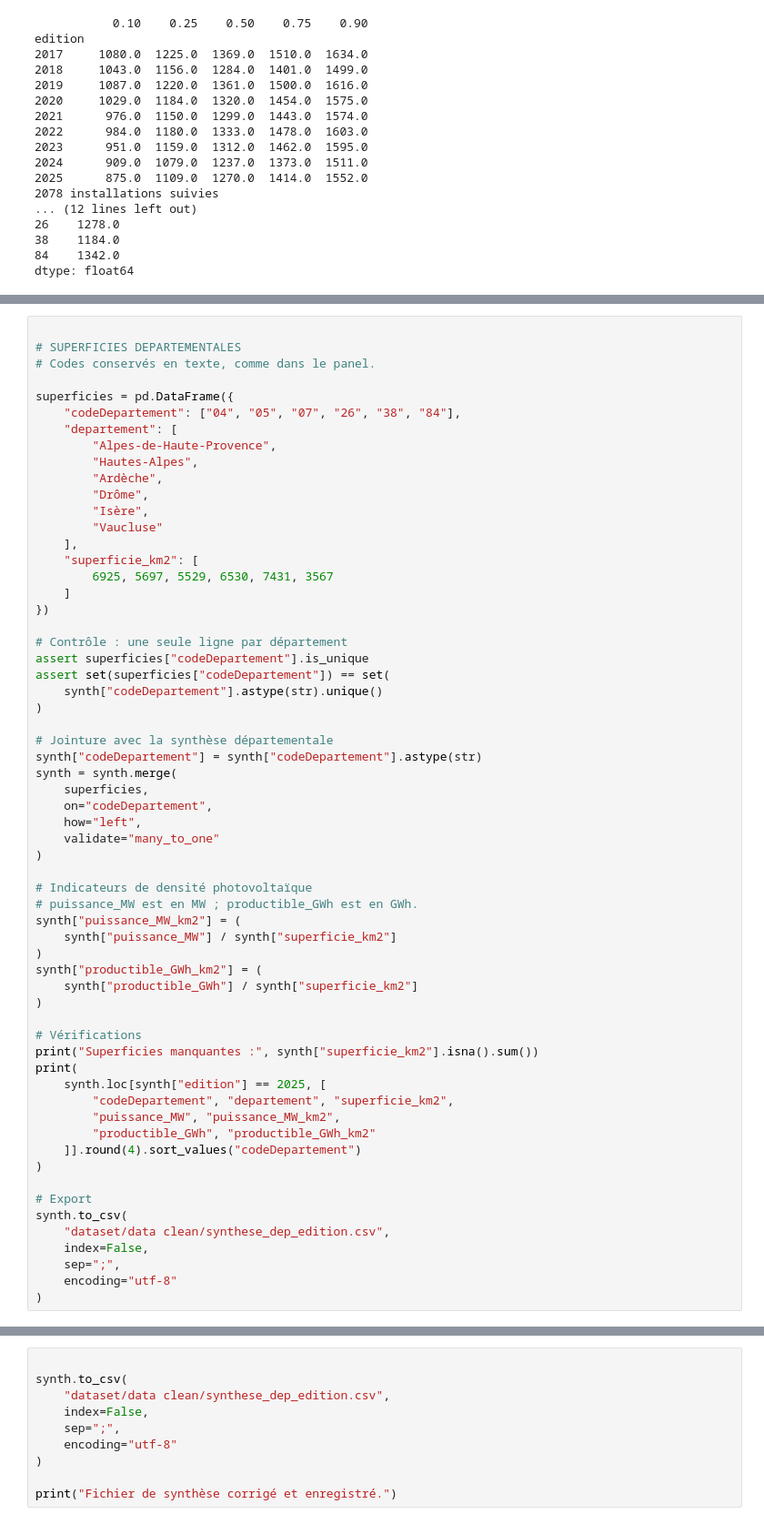
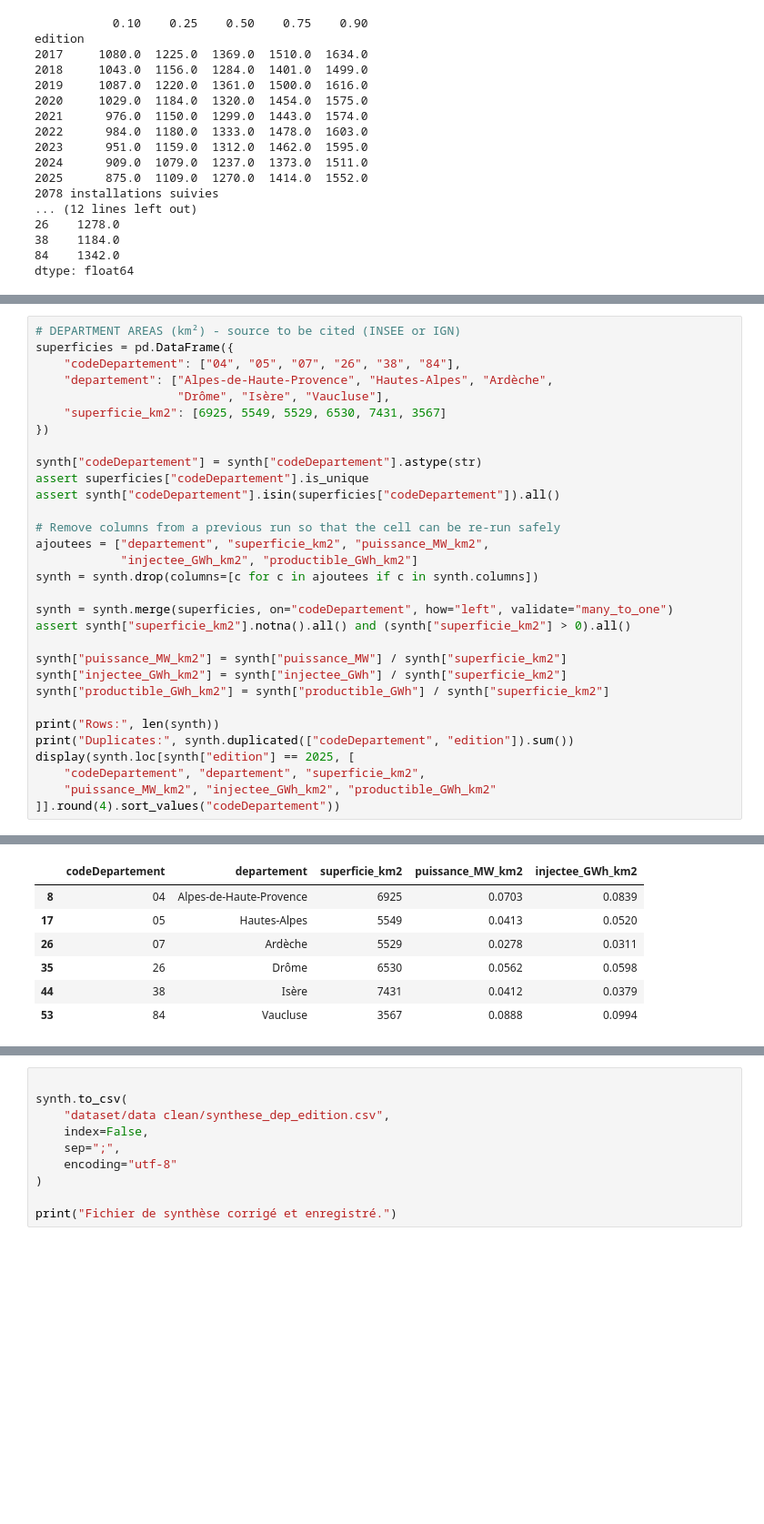
Before and after one commit to guilhemquintana29-tech/Capstone-Project-Solar, a Jupyter notebook: csv_check.ipynb, the cells around one changed output, grey strips where cells are left out. Shown at 91% size. Cells and saved outputs as stored; diff of their text form; blank space fills up the shorter version.

Commit message:
Clean notebooks, final departmental summary and PVGIS comparison

```diff
--- a/csv_check.ipynb
+++ b/csv_check.ipynb
@@ -561,62 +625,32 @@ dtype: float64
 # %%
-
-# SUPERFICIES DEPARTEMENTALES
-# Codes conservés en texte, comme dans le panel.
-
+# DEPARTMENT AREAS (km²) - source to be cited (INSEE or IGN)
 superficies = pd.DataFrame({
     "codeDepartement": ["04", "05", "07", "26", "38", "84"],
-    "departement": [
-        "Alpes-de-Haute-Provence",
-        "Hautes-Alpes",
-        "Ardèche",
-        "Drôme",
-        "Isère",
-        "Vaucluse"
-    ],
-    "superficie_km2": [
-        6925, 5697, 5529, 6530, 7431, 3567
-    ]
+    "departement": ["Alpes-de-Haute-Provence", "Hautes-Alpes", "Ardèche",
+                    "Drôme", "Isère", "Vaucluse"],
+    "superficie_km2": [6925, 5549, 5529, 6530, 7431, 3567]
 })
 
-# Contrôle : une seule ligne par département
+synth["codeDepartement"] = synth["codeDepartement"].astype(str)
 assert superficies["codeDepartement"].is_unique
-assert set(superficies["codeDepartement"]) == set(
-    synth["codeDepartement"].astype(str).unique()
-)
+assert synth["codeDepartement"].isin(superficies["codeDepartement"]).all()
 
-# Jointure avec la synthèse départementale
-synth["codeDepartement"] = synth["codeDepartement"].astype(str)
-synth = synth.merge(
-    superficies,
-    on="codeDepartement",
-    how="left",
-    validate="many_to_one"
-)
+# Remove columns from a previous run so that the cell can be re-run safely
+ajoutees = ["departement", "superficie_km2", "puissance_MW_km2",
+            "injectee_GWh_km2", "productible_GWh_km2"]
+synth = synth.drop(columns=[c for c in ajoutees if c in synth.columns])
 
-# Indicateurs de densité photovoltaïque
-# puissance_MW est en MW ; productible_GWh est en GWh.
-synth["puissance_MW_km2"] = (
-    synth["puissance_MW"] / synth["superficie_km2"]
-)
-synth["productible_GWh_km2"] = (
-    synth["productible_GWh"] / synth["superficie_km2"]
-)
+synth = synth.merge(superficies, on="codeDepartement", how="left", validate="many_to_one")
+assert synth["superficie_km2"].notna().all() and (synth["superficie_km2"] > 0).all()
 
-# Vérifications
-print("Superficies manquantes :", synth["superficie_km2"].isna().sum())
-print(
-    synth.loc[synth["edition"] == 2025, [
-        "codeDepartement", "departement", "superficie_km2",
-        "puissance_MW", "puissance_MW_km2",
-        "productible_GWh", "productible_GWh_km2"
-    ]].round(4).sort_values("codeDepartement")
-)
+synth["puissance_MW_km2"] = synth["puissance_MW"] / synth["superficie_km2"]
+synth["injectee_GWh_km2"] = synth["injectee_GWh"] / synth["superficie_km2"]
+synth["productible_GWh_km2"] = synth["productible_GWh"] / synth["superficie_km2"]
 
-# Export
-synth.to_csv(
-    "dataset/data clean/synthese_dep_edition.csv",
-    index=False,
-    sep=";",
-    encoding="utf-8"
-)
+print("Rows:", len(synth))
+print("Duplicates:", synth.duplicated(["codeDepartement", "edition"]).sum())
+display(synth.loc[synth["edition"] == 2025, [
+    "codeDepartement", "departement", "superficie_km2",
+    "puissance_MW_km2", "injectee_GWh_km2", "productible_GWh_km2"
+]].round(4).sort_values("codeDepartement"))
 # %% [output]
@@ -638,0 +660,7 @@ Superficies manquantes : 0
+|  | codeDepartement | departement | superficie_km2 | puissance_MW_km2 | injectee_GWh_km2 |
+| 8 | 04 | Alpes-de-Haute-Provence | 6925 | 0.0703 | 0.0839 |
+| 17 | 05 | Hautes-Alpes | 5549 | 0.0413 | 0.0520 |
+| 26 | 07 | Ardèche | 5529 | 0.0278 | 0.0311 |
+| 35 | 26 | Drôme | 6530 | 0.0562 | 0.0598 |
+| 44 | 38 | Isère | 7431 | 0.0412 | 0.0379 |
+| 53 | 84 | Vaucluse | 3567 | 0.0888 | 0.0994 |
```
Also changed, not shown: parts of 8 cells of this notebook, 3 other files.
